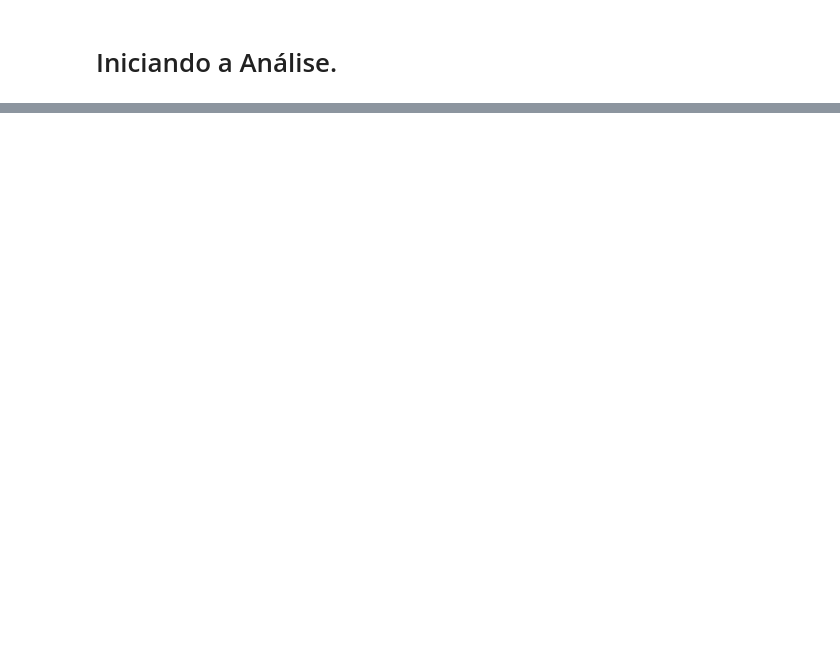
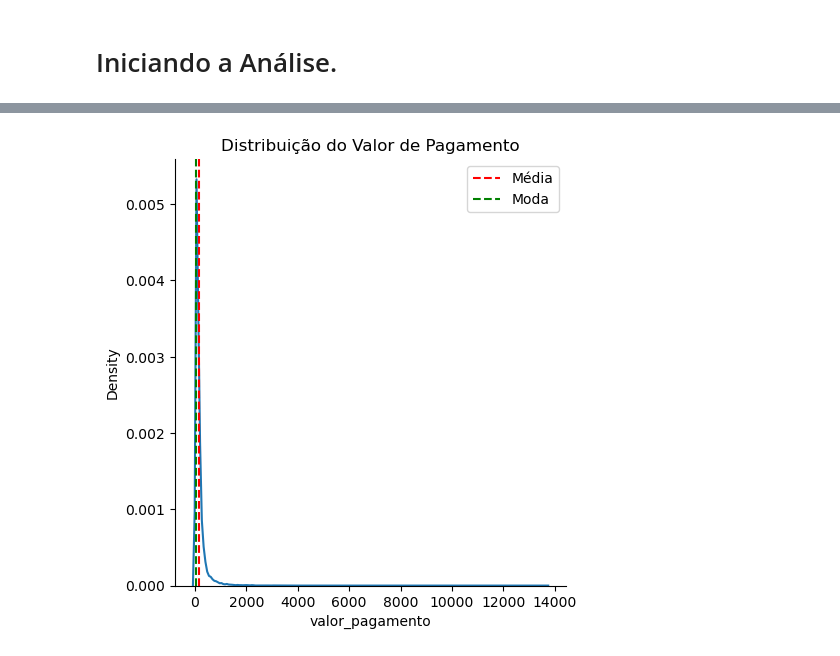
Before and after one commit to caiomiazzi/E_commerce_Olist_EDA, a Jupyter notebook: O_list_EDA.ipynb, the cells around one changed output, grey strips where cells are left out. Saved outputs shown, nothing was run; the diff lists cells and outputs as text; code cells hidden in the pictures; blank space fills up the shorter version.

```diff
--- a/O_list_EDA.ipynb
+++ b/O_list_EDA.ipynb
@@ -356,0 +727,26 @@ df.head(10)
+# %%
+# Média
+media_valor_pagamento = df['valor_pagamento'].mean()
+
+# Moda
+moda_valor_pagamento, _ = stats.mode(df['valor_pagamento'])
+# %%
+# Distribuição
+sns.displot(df['valor_pagamento'], kind="kde")
+
+# Adicionar linha da média
+plt.axvline(media_valor_pagamento, color='r', linestyle='dashed', label='Média')
+
+# Adicionar linha da moda
+plt.axvline(moda_valor_pagamento, color='g', linestyle='dashed', label='Moda')
+
+# Legendas
+plt.legend()
+
+# Título
+plt.title('Distribuição do Valor de Pagamento')
+
+# Mostrar o gráfico
+plt.show()
+# %% [output]
+[figure, added]
```
Also changed, not shown: parts of 40 cells of this notebook.
